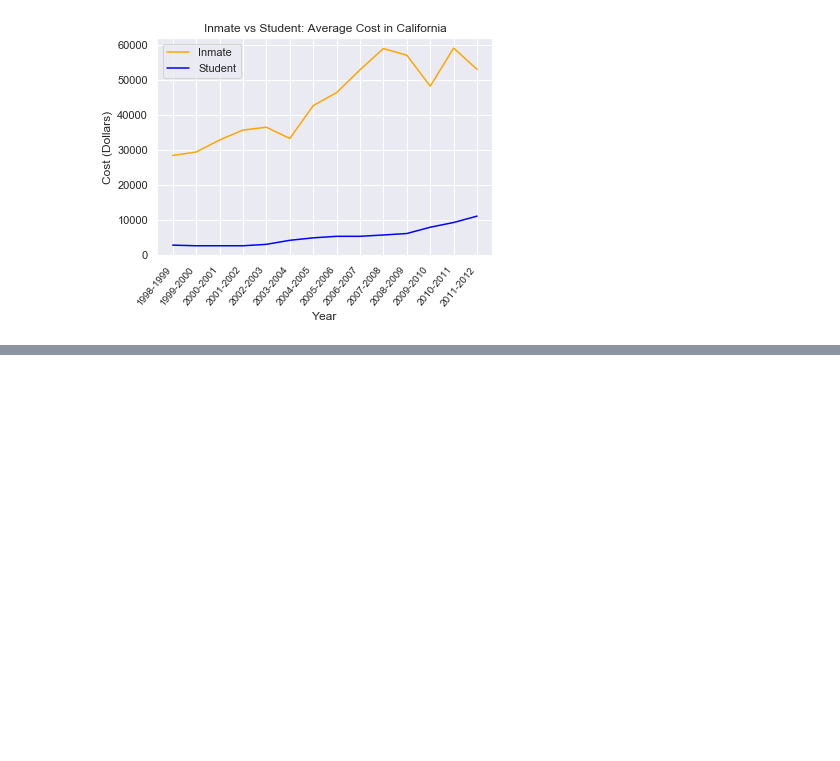
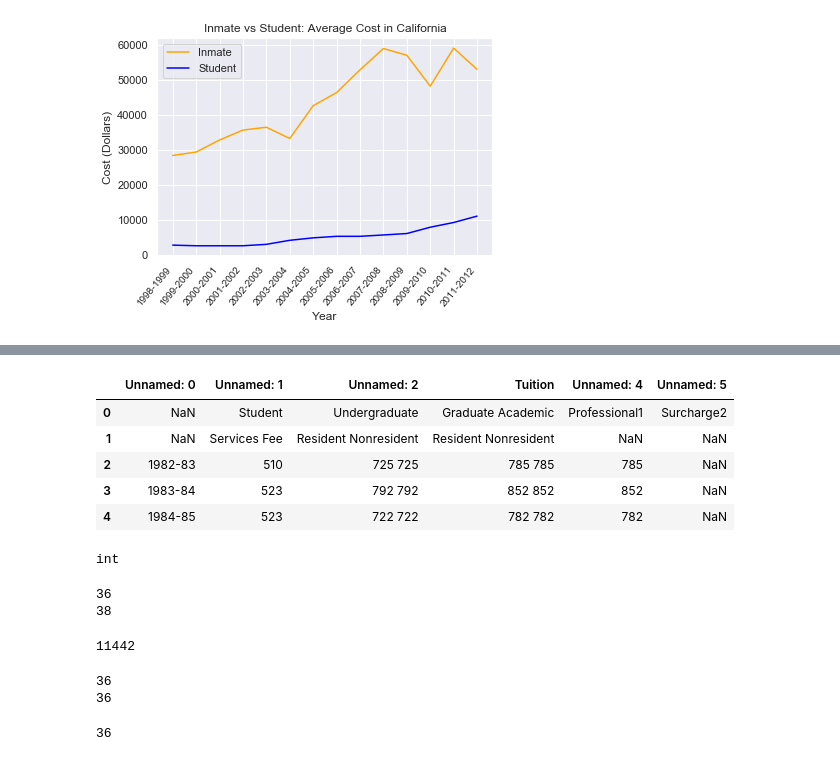
Before and after one commit to vivnlamb/DataAnalysis_PublicData_Prison-UC, a Jupyter notebook: PrisonEdu.ipynb, the cells around one changed output, grey strips where cells are left out. Saved outputs shown, nothing was run; the diff lists cells and outputs as text; code cells hidden in the pictures; blank space fills up the shorter version.

```diff
--- a/PrisonEdu.ipynb
+++ b/PrisonEdu.ipynb
@@ -232,0 +328,29 @@ plt.show()
+# %%
+df_edu.head()
+# %% [output]
+|  | Unnamed: 0 | Unnamed: 1 | Unnamed: 2 | Tuition | Unnamed: 4 | Unnamed: 5 |
+| 0 | NaN | Student | Undergraduate | Graduate Academic | Professional1 | Surcharge2 |
+| 1 | NaN | Services Fee | Resident Nonresident | Resident Nonresident | NaN | NaN |
+| 2 | 1982-83 | 510 | 725 725 | 785 785 | 785 | NaN |
+| 3 | 1983-84 | 523 | 792 792 | 852 852 | 852 | NaN |
+| 4 | 1984-85 | 523 | 722 722 | 782 782 | 782 | NaN |
+# %%
+edu_cost = []
+
+separate = []
+year1 = []
+
+sep = []
+sep = df_edu.loc[2][2].split()
+sepint = int(sep[0])
+type(sepint)
+#inded = 3 for cost in row
+#using split() to separate values in column "Unnamed: 2"
+#separate[0] is Undergraduate Resident
+#separate[1] is Undergraduate Nonresident
+
+#new_edu_cost = [sub.replace(',','') for sub in edu_cost]
+
+#new_edu_cost[35]
+# %% [output]
+int
@@ -232,0 +365,23 @@ plt.show()
+# %%
+print(len(prison_cost))
+print(len(edu_cost))
+# %% [output]
+36
+38
+# %%
+year1.pop()
+year1.pop()
+edu_cost.pop()
+edu_cost.pop()
+# %% [output]
+11442
+# %%
+print(len(prison_cost))
+print(len(edu_cost))
+# %% [output]
+36
+36
+# %%
+print(len(year1))
+# %% [output]
+36
```
Also changed, not shown: parts of 13 cells of this notebook, 2 other files.
